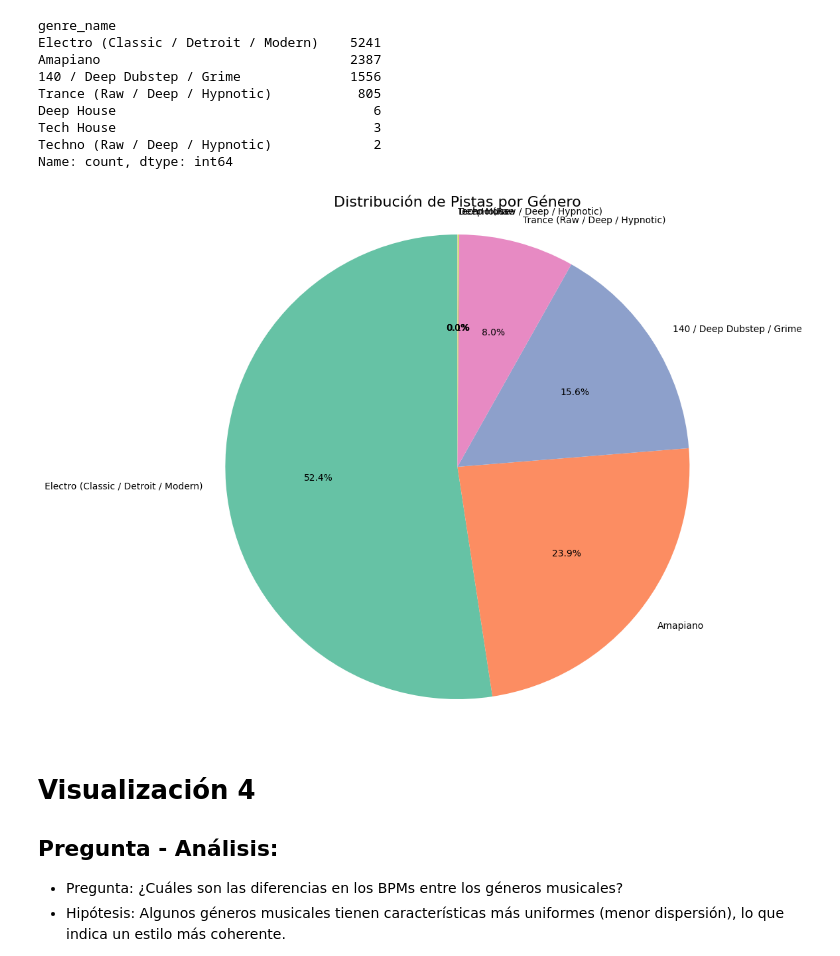
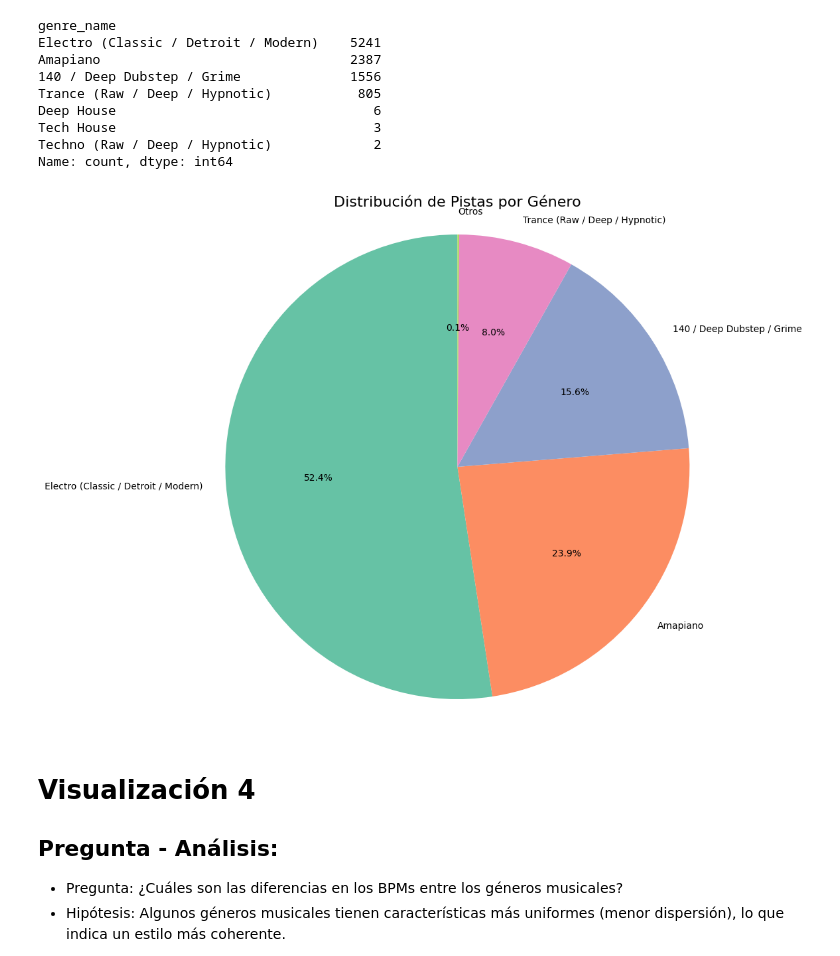
Before and after one commit to SantiagoSierraIba/coderhouse_data_science, a Jupyter notebook: visualizacionSierraIbanez.ipynb, the cells around one changed output. Saved outputs shown, nothing was run; the diff lists cells and outputs as text; code cells hidden in the pictures.

```diff
--- a/visualizacionSierraIbanez.ipynb
+++ b/visualizacionSierraIbanez.ipynb
@@ -255,20 +255,20 @@ Name: count, dtype: int64
 # %%
 conteo_generos = df_final['genre_name'].value_counts()
 
 # Como hay demasiadas categorías pequeñas, agruparlas en 'Otros'
-if len(conteo_generos) > 15:
-    conteo_otros = conteo_generos[15:].sum()
-    conteo_generos = conteo_generos[:15]
+if len(conteo_generos) > 4:
+    conteo_otros = conteo_generos[4:].sum()
+    conteo_generos = conteo_generos[:4]
     conteo_generos['Otros'] = conteo_otros
 
 # Visualización 3: Distribución por Género
 fig, ax = plt.subplots(figsize=(12, 10))
 ax.pie(conteo_generos, labels = conteo_generos.index, autopct = '%1.1f%%', startangle = 90, colors = sns.color_palette('Set2'))
 ax.set_title('Distribución de Pistas por Género', fontdict={'fontsize':16})
 plt.axis('equal')
 fig.savefig('mpl_piechart.png')
 # %% [output]
-[figure, old version]
+[figure, new version]
 # %% [markdown]
 # Visualización 4
 ## Pregunta - Análisis:
```
Also changed, not shown: 1 other file.
